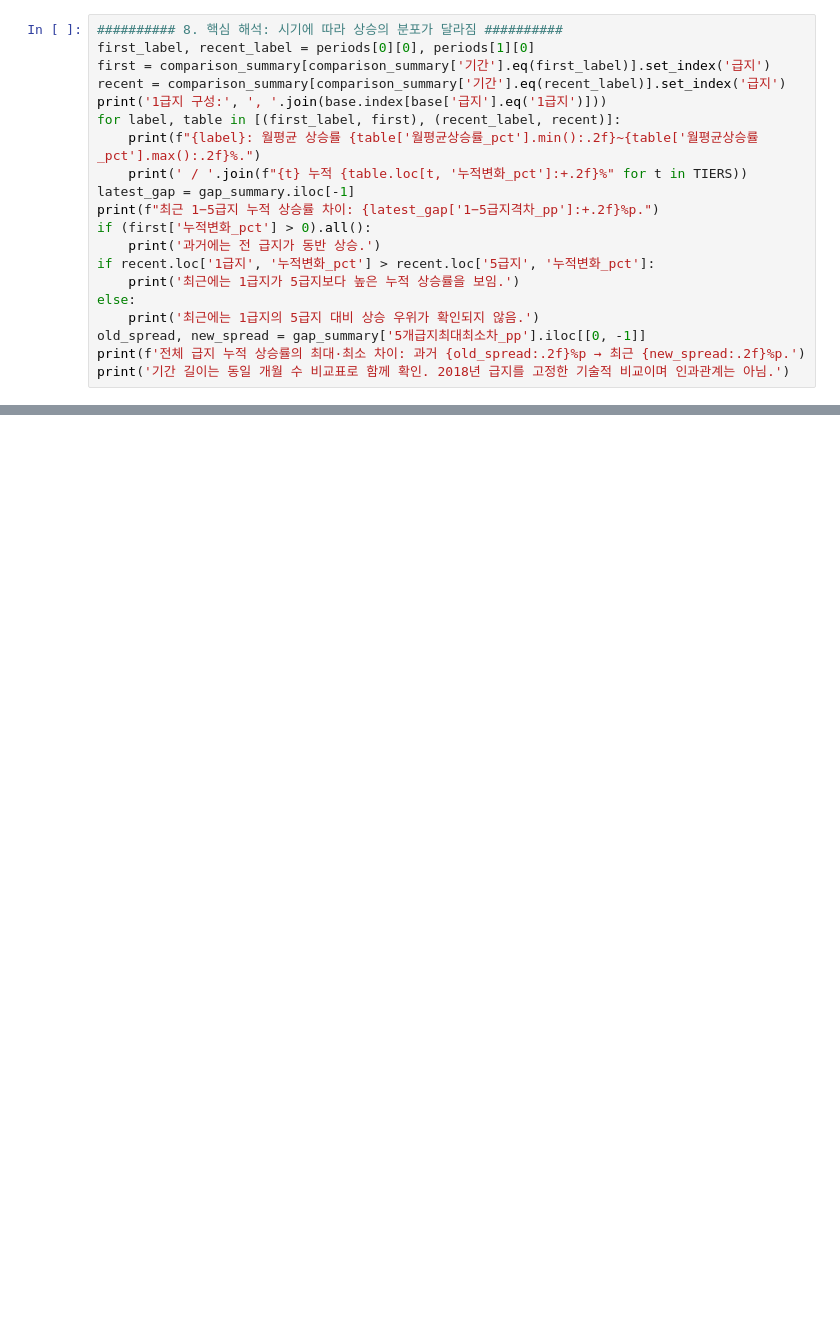
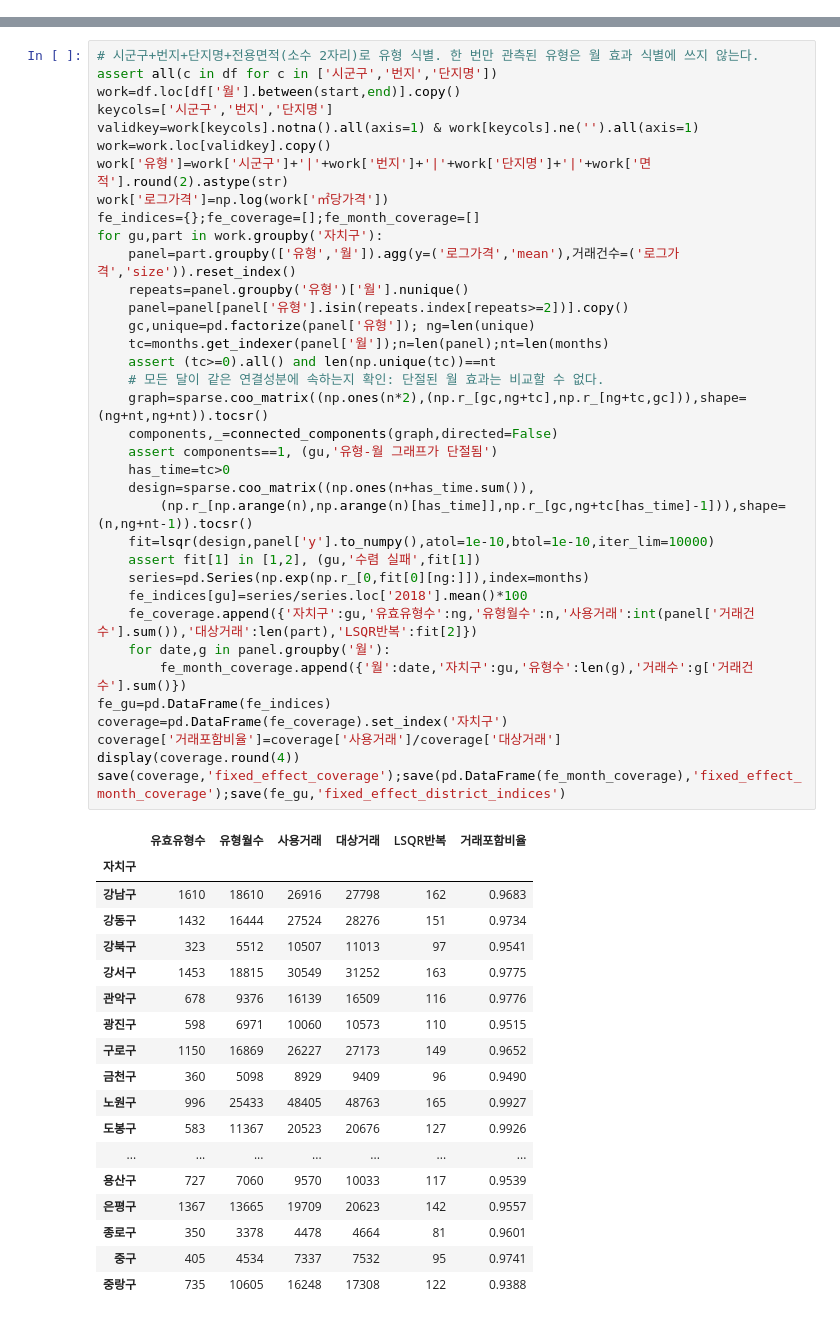
Before and after one commit to roongji5/property-estimate, a Jupyter notebook: src/02_급지별_상승률_선행후행_분석.ipynb, the cells around one changed output, grey strips where cells are left out. Cells and saved outputs as stored; diff of their text form; blank space fills up the shorter version.

```diff
--- a/src/02_급지별_상승률_선행후행_분석.ipynb
+++ b/src/02_급지별_상승률_선행후행_분석.ipynb
@@ -316,20 +95,0 @@ print('상대 상승=(1급지 가격지수÷5급지 가격지수−1)×100. 가
-# %%
-########## 8. 핵심 해석: 시기에 따라 상승의 분포가 달라짐 ##########
-first_label, recent_label = periods[0][0], periods[1][0]
-first = comparison_summary[comparison_summary['기간'].eq(first_label)].set_index('급지')
-recent = comparison_summary[comparison_summary['기간'].eq(recent_label)].set_index('급지')
-print('1급지 구성:', ', '.join(base.index[base['급지'].eq('1급지')]))
-for label, table in [(first_label, first), (recent_label, recent)]:
-    print(f"{label}: 월평균 상승률 {table['월평균상승률_pct'].min():.2f}~{table['월평균상승률_pct'].max():.2f}%.")
-    print(' / '.join(f"{t} 누적 {table.loc[t, '누적변화_pct']:+.2f}%" for t in TIERS))
-latest_gap = gap_summary.iloc[-1]
-print(f"최근 1−5급지 누적 상승률 차이: {latest_gap['1−5급지격차_pp']:+.2f}%p.")
-if (first['누적변화_pct'] > 0).all():
-    print('과거에는 전 급지가 동반 상승.')
-if recent.loc['1급지', '누적변화_pct'] > recent.loc['5급지', '누적변화_pct']:
-    print('최근에는 1급지가 5급지보다 높은 누적 상승률을 보임.')
-else:
-    print('최근에는 1급지의 5급지 대비 상승 우위가 확인되지 않음.')
-old_spread, new_spread = gap_summary['5개급지최대최소차_pp'].iloc[[0, -1]]
-print(f'전체 급지 누적 상승률의 최대·최소 차이: 과거 {old_spread:.2f}%p → 최근 {new_spread:.2f}%p.')
-print('기간 길이는 동일 개월 수 비교표로 함께 확인. 2018년 급지를 고정한 기술적 비교이며 인과관계는 아님.')
@@ -555,0 +164,55 @@ Welch ANOVA: 보정 후 유의한 연도 없음
+# %%
+# 시군구+번지+단지명+전용면적(소수 2자리)로 유형 식별. 한 번만 관측된 유형은 월 효과 식별에 쓰지 않는다.
+assert all(c in df for c in ['시군구','번지','단지명'])
+work=df.loc[df['월'].between(start,end)].copy()
+keycols=['시군구','번지','단지명']
+validkey=work[keycols].notna().all(axis=1) & work[keycols].ne('').all(axis=1)
+work=work.loc[validkey].copy()
+work['유형']=work['시군구']+'|'+work['번지']+'|'+work['단지명']+'|'+work['면적'].round(2).astype(str)
+work['로그가격']=np.log(work['㎡당가격'])
+fe_indices={};fe_coverage=[];fe_month_coverage=[]
+for gu,part in work.groupby('자치구'):
+    panel=part.groupby(['유형','월']).agg(y=('로그가격','mean'),거래건수=('로그가격','size')).reset_index()
+    repeats=panel.groupby('유형')['월'].nunique()
+    panel=panel[panel['유형'].isin(repeats.index[repeats>=2])].copy()
+    gc,unique=pd.factorize(panel['유형']); ng=len(unique)
+    tc=months.get_indexer(panel['월']);n=len(panel);nt=len(months)
+    assert (tc>=0).all() and len(np.unique(tc))==nt
+    # 모든 달이 같은 연결성분에 속하는지 확인: 단절된 월 효과는 비교할 수 없다.
+    graph=sparse.coo_matrix((np.ones(n*2),(np.r_[gc,ng+tc],np.r_[ng+tc,gc])),shape=(ng+nt,ng+nt)).tocsr()
+    components,_=connected_components(graph,directed=False)
+    assert components==1, (gu,'유형-월 그래프가 단절됨')
+    has_time=tc>0
+    design=sparse.coo_matrix((np.ones(n+has_time.sum()),
+        (np.r_[np.arange(n),np.arange(n)[has_time]],np.r_[gc,ng+tc[has_time]-1])),shape=(n,ng+nt-1)).tocsr()
+    fit=lsqr(design,panel['y'].to_numpy(),atol=1e-10,btol=1e-10,iter_lim=10000)
+    assert fit[1] in [1,2], (gu,'수렴 실패',fit[1])
+    series=pd.Series(np.exp(np.r_[0,fit[0][ng:]]),index=months)
+    fe_indices[gu]=series/series.loc['2018'].mean()*100
+    fe_coverage.append({'자치구':gu,'유효유형수':ng,'유형월수':n,'사용거래':int(panel['거래건수'].sum()),'대상거래':len(part),'LSQR반복':fit[2]})
+    for date,g in panel.groupby('월'):
+        fe_month_coverage.append({'월':date,'자치구':gu,'유형수':len(g),'거래수':g['거래건수'].sum()})
+fe_gu=pd.DataFrame(fe_indices)
+coverage=pd.DataFrame(fe_coverage).set_index('자치구')
+coverage['거래포함비율']=coverage['사용거래']/coverage['대상거래']
+display(coverage.round(4))
+save(coverage,'fixed_effect_coverage');save(pd.DataFrame(fe_month_coverage),'fixed_effect_month_coverage');save(fe_gu,'fixed_effect_district_indices')
+# %% [output]
+|  | 유효유형수 | 유형월수 | 사용거래 | 대상거래 | LSQR반복 | 거래포함비율 |
+| 자치구 |  |  |  |  |  |  |
+| 강남구 | 1610 | 18610 | 26916 | 27798 | 162 | 0.9683 |
+| 강동구 | 1432 | 16444 | 27524 | 28276 | 151 | 0.9734 |
+| 강북구 | 323 | 5512 | 10507 | 11013 | 97 | 0.9541 |
+| 강서구 | 1453 | 18815 | 30549 | 31252 | 163 | 0.9775 |
+| 관악구 | 678 | 9376 | 16139 | 16509 | 116 | 0.9776 |
+| 광진구 | 598 | 6971 | 10060 | 10573 | 110 | 0.9515 |
+| 구로구 | 1150 | 16869 | 26227 | 27173 | 149 | 0.9652 |
+| 금천구 | 360 | 5098 | 8929 | 9409 | 96 | 0.9490 |
+| 노원구 | 996 | 25433 | 48405 | 48763 | 165 | 0.9927 |
+| 도봉구 | 583 | 11367 | 20523 | 20676 | 127 | 0.9926 |
+| ... | ... | ... | ... | ... | ... | ... |
+| 용산구 | 727 | 7060 | 9570 | 10033 | 117 | 0.9539 |
+| 은평구 | 1367 | 13665 | 19709 | 20623 | 142 | 0.9557 |
+| 종로구 | 350 | 3378 | 4478 | 4664 | 81 | 0.9601 |
+| 중구 | 405 | 4534 | 7337 | 7532 | 95 | 0.9741 |
+| 중랑구 | 735 | 10605 | 16248 | 17308 | 122 | 0.9388 |
```
Also changed, not shown: parts of 28 cells of this notebook, 49 other files.
